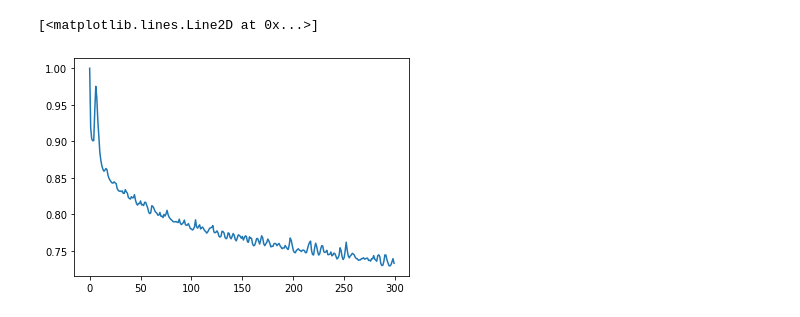
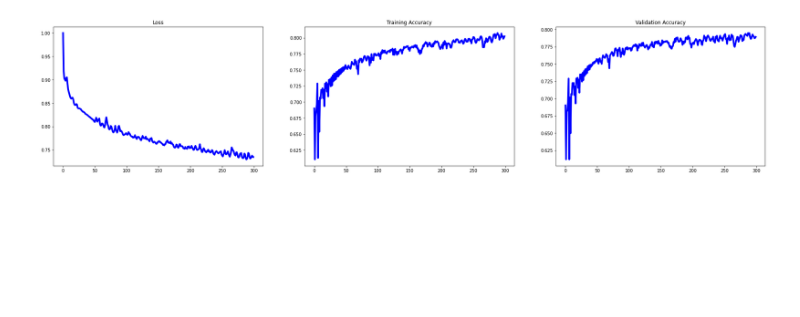
Before and after one commit to nushanVitharana/Computer-Vision-and-Image-Processing-, a Jupyter notebook: Two-Layer Fully Connected Network.ipynb, the cells around one changed output. Cells and saved outputs as stored; diff of their text form; code cells hidden in the pictures; blank space fills up the shorter version.

```diff
--- a/Two-Layer Fully Connected Network.ipynb
+++ b/Two-Layer Fully Connected Network.ipynb
@@ -128,7 +143,12 @@ epoch 290/300: train loss= 0.744355 ,test loss= 0.764475,train accracy= 0.789146
-# %%
-x_axis=np.arange(len(loss_history))
-plt.plot(x_axis,loss_history)
-# %% [output]
-[<matplotlib.lines.Line2D at 0x...>]
-[figure, removed]
+# %%
+fig, axes  = plt.subplots(1,4, sharex='all', sharey='all', figsize=(30,6))
+items = {"Loss":loss_history, "Training Accuracy":train_acc_history,"Validation Accuracy": val_acc_history}
+
+graph = 1
+for key in items.keys():
+    plt.subplot(1,3,graph);plt.plot(items[key], color='#0000ff', linewidth=4)
+    plt.title(key)
+    graph+=1
+# %% [output]
+[figure, added]
 # %%
```
Also changed, not shown: parts of 6 cells of this notebook, 1 other file.
